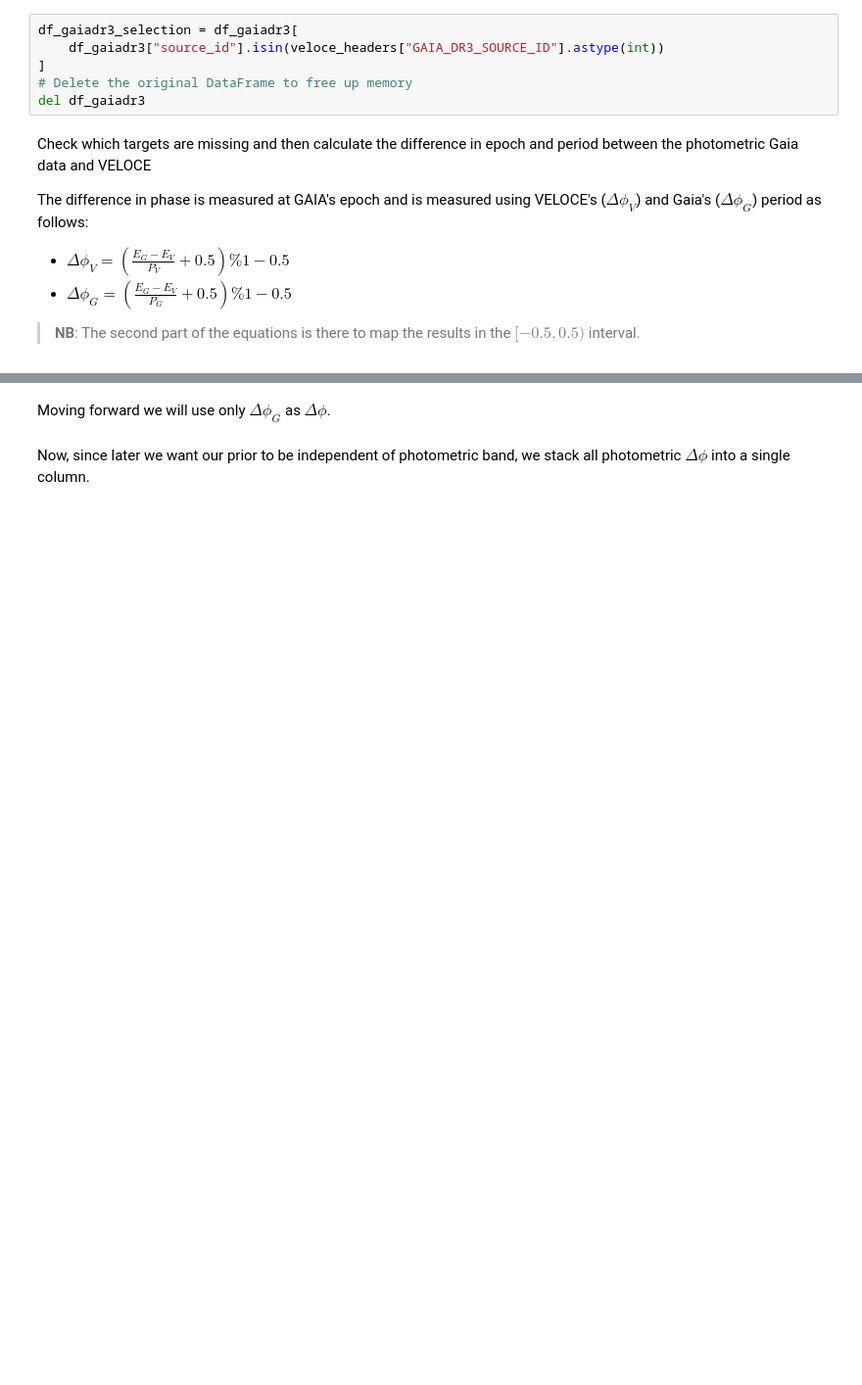
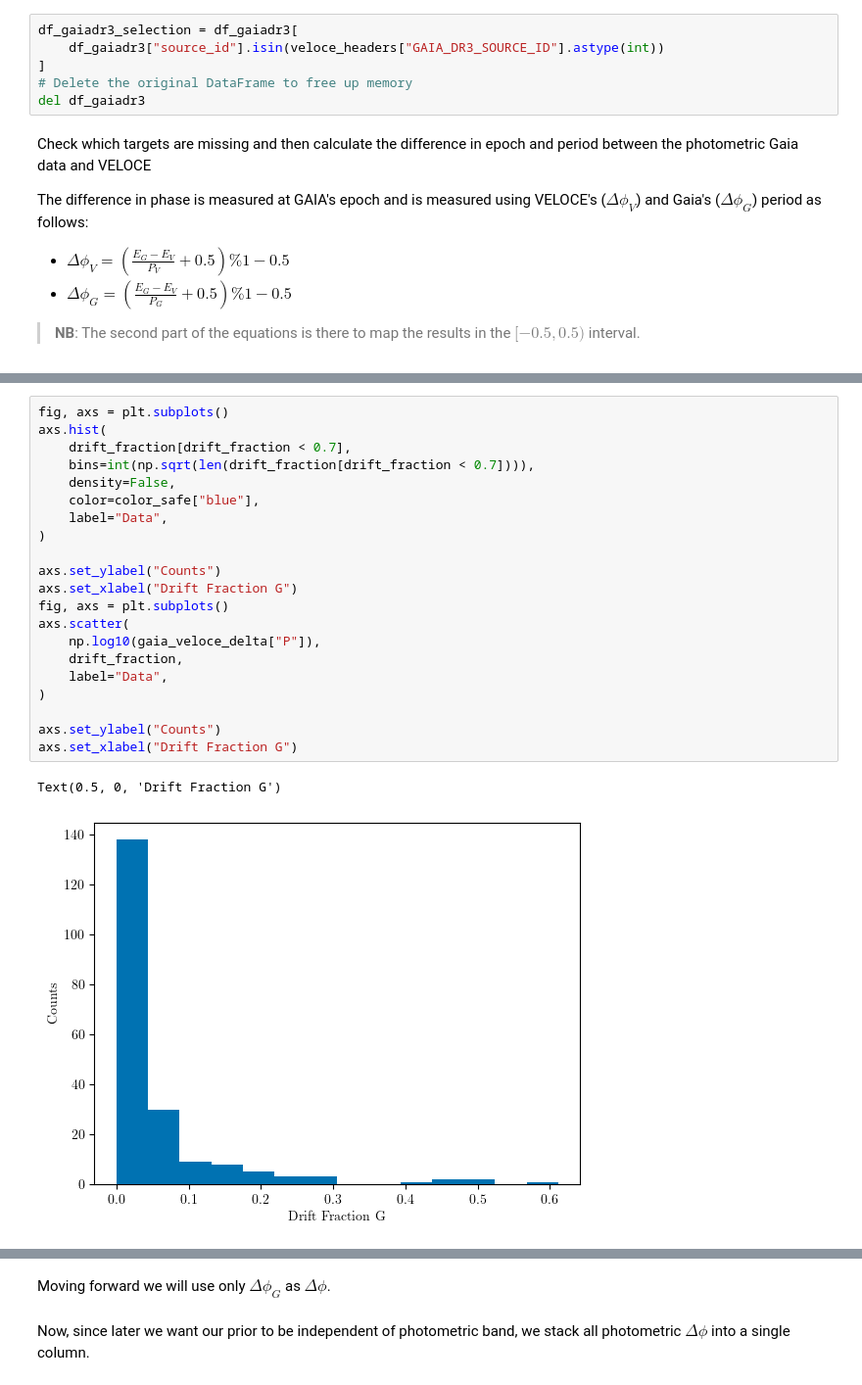
Before and after one commit to giordiviv/veloce-framework, a Jupyter notebook: notebooks/veloceIII_framework.ipynb, the cells around one changed output, grey strips where cells are left out. Shown at 98% size. Cells and saved outputs as stored; diff of their text form; blank space fills up the shorter version.

```diff
--- a/notebooks/veloceIII_framework.ipynb
+++ b/notebooks/veloceIII_framework.ipynb
@@ -383,0 +419,24 @@ outliers_gaia_veloce_delta
+# %%
+fig, axs = plt.subplots()
+axs.hist(
+    drift_fraction[drift_fraction < 0.7],
+    bins=int(np.sqrt(len(drift_fraction[drift_fraction < 0.7]))),
+    density=False,
+    color=color_safe["blue"],
+    label="Data",
+)
+
+axs.set_ylabel("Counts")
+axs.set_xlabel("Drift Fraction G")
+fig, axs = plt.subplots()
+axs.scatter(
+    np.log10(gaia_veloce_delta["P"]),
+    drift_fraction,
+    label="Data",
+)
+
+axs.set_ylabel("Counts")
+axs.set_xlabel("Drift Fraction G")
+# %% [output]
+Text(0.5, 0, 'Drift Fraction G')
+[figure, added]
```
Also changed, not shown: parts of 91 cells of this notebook, 16 other files.
